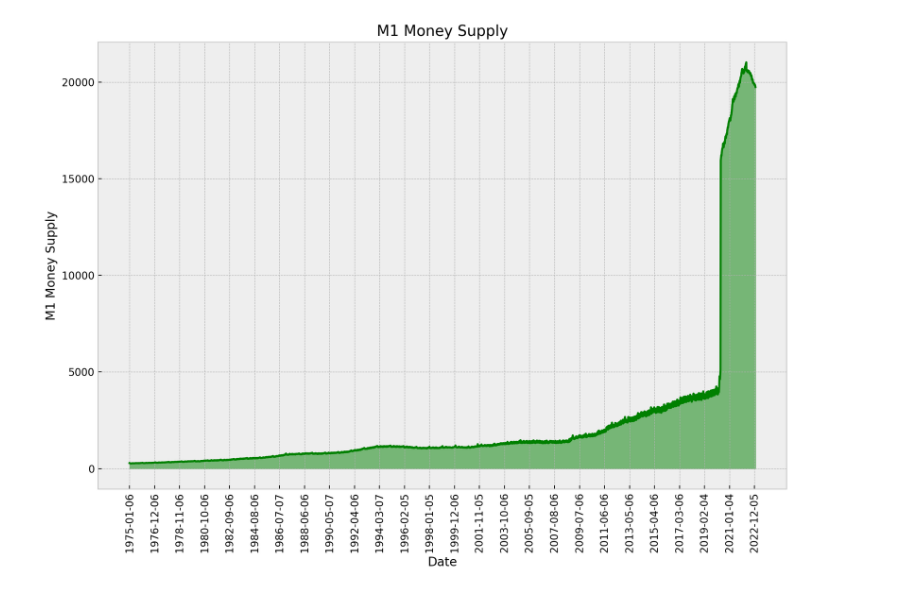
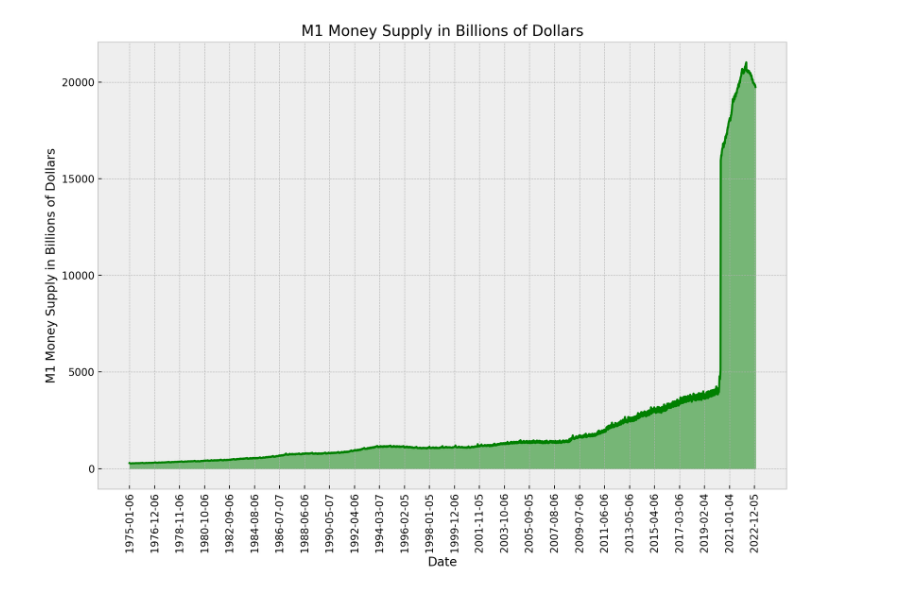
Before and after one commit to dibend/Jupyter, a Jupyter notebook: M1.ipynb, the cells around one changed output. Drawn from its saved outputs; the diff is of its cells as text; code cells hidden in the pictures.

```diff
--- a/M1.ipynb
+++ b/M1.ipynb
@@ -3,21 +3,21 @@
 # %%
 import pandas as pd
 import matplotlib.pyplot as plt
 
 plt.style.use('bmh')
 plt.rcParams['figure.figsize'] = [12, 8]
 plt.rcParams['figure.dpi'] = 200
 
 # Load data from Fred into a pandas dataframe
 df = pd.read_csv("https://fred.stlouisfed.org/graph/fredgraph.csv?bgcolor=%23e1e9f0&chart_type=line&drp=0&fo=open%20sans&graph_bgcolor=%23ffffff&height=450&mode=fred&recession_bars=on&txtcolor=%23444444&ts=12&tts=12&width=1168&nt=0&thu=0&trc=0&show_legend=yes&show_axis_titles=yes&show_tooltip=yes&id=WM1NS&scale=left&cosd=1975-01-06&coed=2023-01-02&line_color=%234572a7&link_values=false&line_style=solid&mark_type=none&mw=3&lw=2&ost=-99999&oet=99999&mma=0&fml=a&fq=Weekly%2C%20Ending%20Monday&fam=avg&fgst=lin&fgsnd=2020-02-01&line_index=1&transformation=lin&vintage_date=2023-01-25&revision_date=2023-01-25&nd=1975-01-06")
 
 # Plot the data with an appropriate title
-plt.title("M1 Money Supply")
+plt.title('M1 Money Supply in Billions of Dollars')
 plt.plot(df['DATE'], df['WM1NS'], color='green')
 plt.xticks(df['DATE'][::100], rotation=90)
 plt.fill_between(df['DATE'], df['WM1NS'], alpha=.5, color='green')
 plt.xlabel('Date')
-plt.ylabel('M1 Money Supply')
+plt.ylabel('M1 Money Supply in Billions of Dollars')
 plt.show()
 # %% [output]
-[figure, old version]
+[figure, new version]
```
